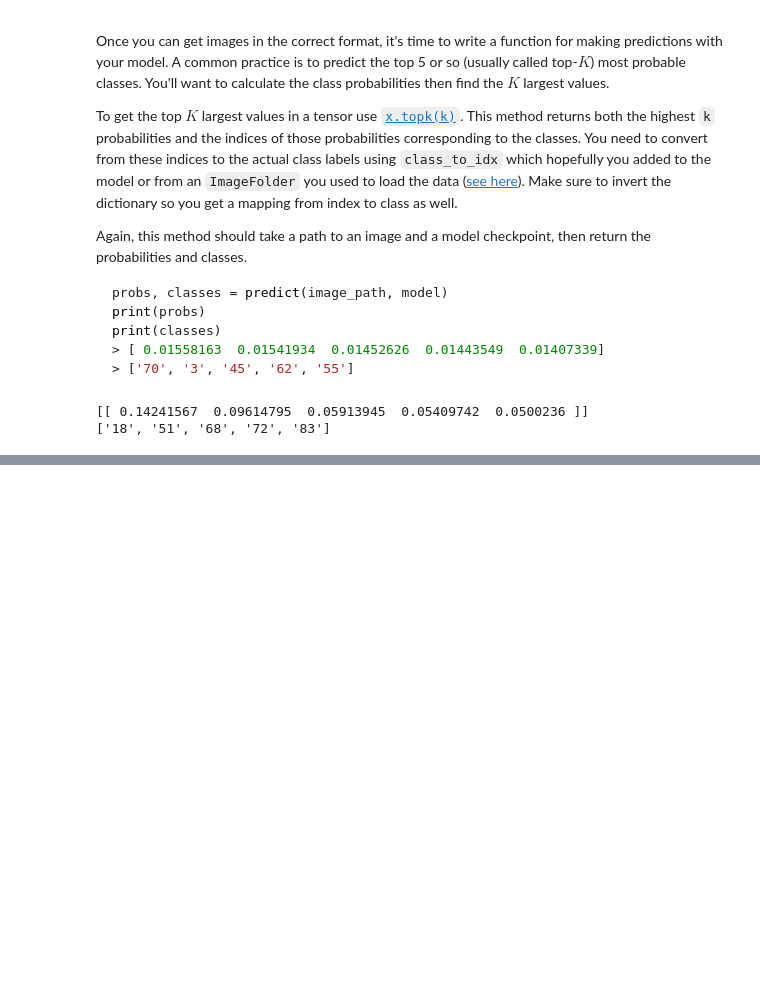
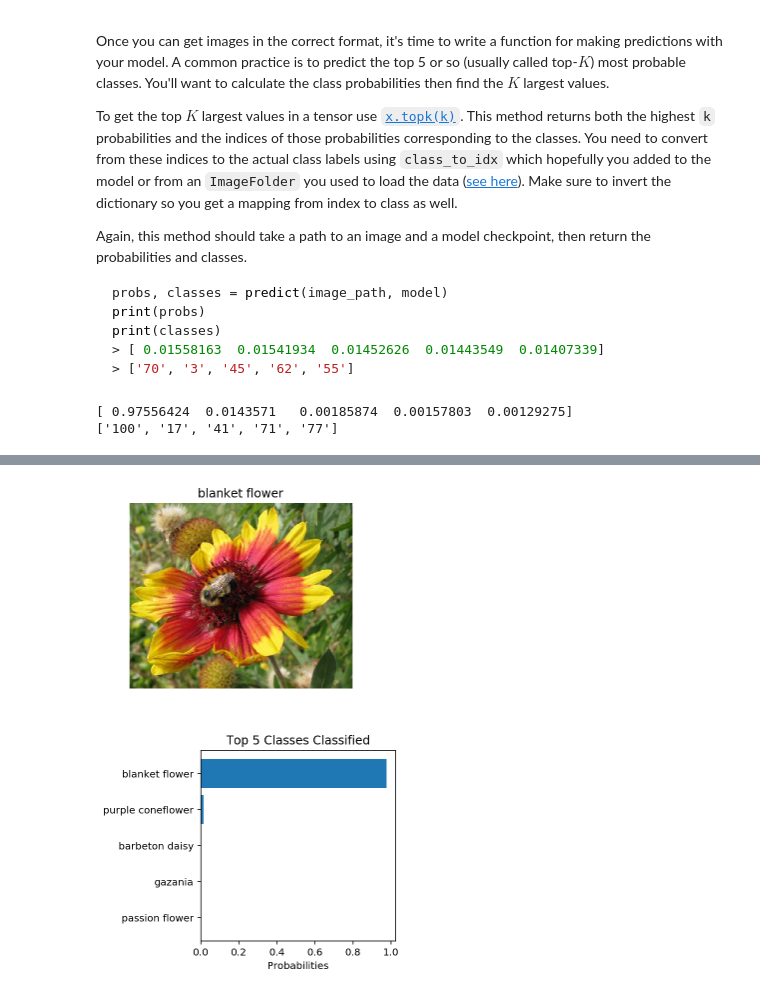
Before and after one commit to jcylim/Image_Classifier_With_Deep-Learning, a Jupyter notebook: Image Classifier Project.ipynb, the cells around one changed output, grey strips where cells are left out. Cells and saved outputs as stored; diff of their text form; code cells hidden in the pictures; blank space fills up the shorter version.

````diff
--- a/Image Classifier Project.ipynb
+++ b/Image Classifier Project.ipynb
@@ -280,7 +283,7 @@ model.class_to_idx = train_dataset.class_to_idx
 checkpoint = {'input_size': 1024,
               'output_size': 102,
               'epochs': epochs,
-              'nn': models.densenet121(pretrained=True),
+              'nn': 'densenet121',
               'classifier': classifier,
               'learning_rate': 0.001,
               'state_dict': model.state_dict(),
@@ -425,10 +430,16 @@ print(classes)
 > ['70', '3', '45', '62', '55']
 ```
 # %%
+model.class_to_idx = train_dataset.class_to_idx
+
 def predict(image_path, model, topk=5):
     ''' Predict the class (or classes) of an image using a trained deep learning model.
     '''
     # TODO: Implement the code to predict the class from an image file
+    device = torch.device('cuda' if torch.cuda.is_available() else 'cpu')
+    model.to(device)
+    model.eval()
+
     img = process_image(image_path)
     img = img.unsqueeze_(0)
     img = img.float()
@@ -439,17 +450,16 @@ def predict(image_path, model, topk=5):
         logps = model(img.cuda())
         ps = torch.exp(logps)
         top_5_p, top_5_class_idx = ps.topk(topk, dim=1)
-        top_5_class_idx = np.array(top_5_class_idx)
-        top_5_class = [k for k, v in classMap.items() if v in top_5_class_idx]
+        top_5_class_idx = [k for k, v in classMap.items() if v in np.array(top_5_class_idx)]
 
-    return top_5_p.numpy(), top_5_class
+    return np.array(top_5_p)[0], top_5_class_idx
 
 ps, classes = predict(img_path, model)
 print(ps)
 print(classes)
 # %% [output]
-[[ 0.14241567  0.09614795  0.05913945  0.05409742  0.0500236 ]]
-['18', '51', '68', '72', '83']
+[ 0.97556424  0.0143571   0.00185874  0.00157803  0.00129275]
+['100', '17', '41', '71', '77']
 # %% [markdown]
 ## Sanity Checking
 
@@ -462,0 +471,24 @@ You can convert from the class integer encoding to actual flower names with the
+# %%
+# TODO: Display an image along with the top 5 classes
+# Displaying image of flower
+plt.figure(figsize=(4,4))
+img = mpimg.imread(img_path)
+imgPlot = plt.imshow(img)
+plt.axis('off')
+plt.title(cat_to_name[classes[0]])
+plt.show()
+
+# Displaying histogram for top 5 classes
+plt.figure(figsize=(3.5,3.5))
+nameList = [cat_to_name[x] for x in classes]
+names = np.arange(len(nameList))
+
+plt.barh(names, ps)
+plt.yticks(names, nameList)
+plt.gca().invert_yaxis()
+plt.xlabel('Probabilities')
+plt.title('Top 5 Classes Classified')
+plt.show()
+# %% [output]
+[figure, added]
+[figure, added]
````
Also changed, not shown: parts of 5 cells of this notebook, 5 other files.
